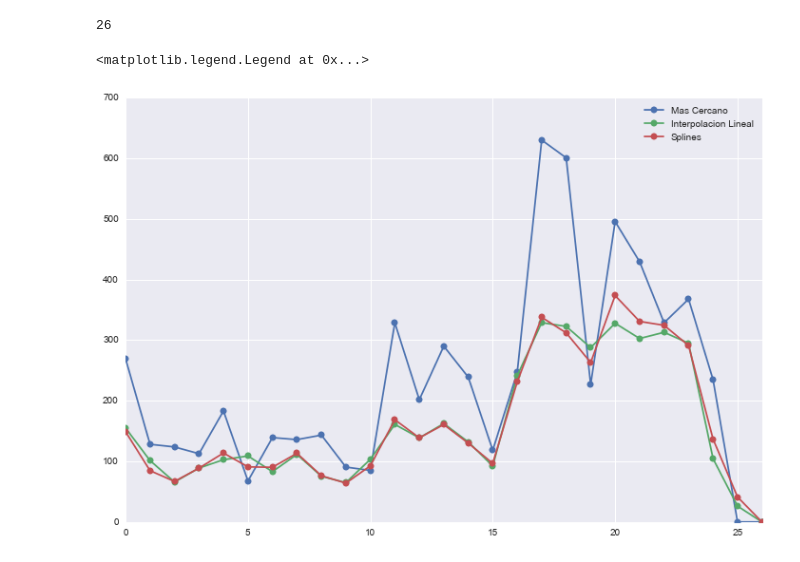
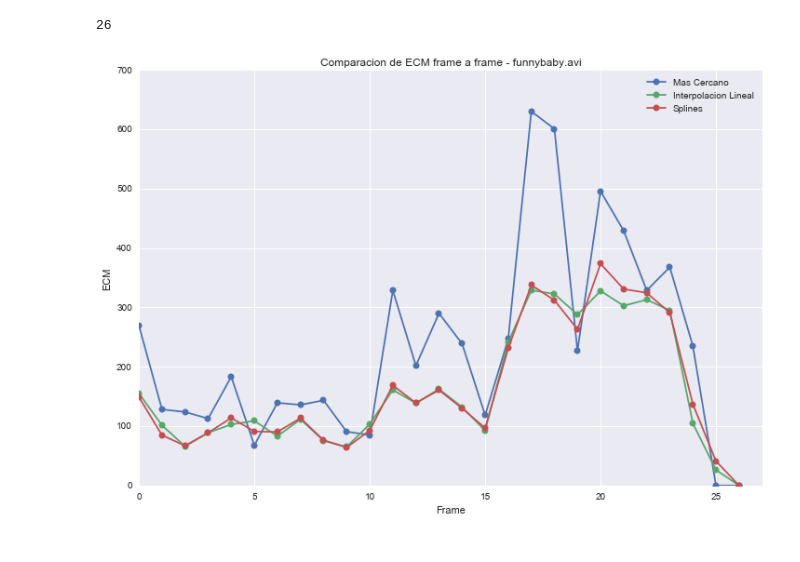
Before and after one commit to Fixman/metnum-TP3, a Jupyter notebook: src/resultados/Analisis_Cualquiera.ipynb, the cells around one changed output. Drawn from its saved outputs; the diff is of its cells as text; code cells hidden in the pictures.

```diff
--- a/src/resultados/Analisis_Cualquiera.ipynb
+++ b/src/resultados/Analisis_Cualquiera.ipynb
@@ -222,0 +240,14 @@ q['camerachanges'].plot()
+# %%
+f = q['camerachanges']
+
+for t in f:
+    pyplot.plot(f[t], '-o', label = t)
+
+pyplot.xlim([f.index.min(), f.index.max()])
+
+pyplot.xlabel('Frame')
+pyplot.ylabel('ECM')
+
+pyplot.title('Comparacion de ECM frame a frame - camerachanges.avi')
+pyplot.legend()
+pyplot.savefig('ecm_frame_camerachanges.png', bbox_inches='tight')
@@ -227,12 +260,16 @@ f.index.max()
 # %%
 f = q['funnybaby']
 
 for t in f:
     pyplot.plot(f[t], '-o', label = t)
 
-pyplot.xlim([f.index.min(), f.index.max()])
+pyplot.xlim([f.index.min(), f.index.max() + 1])
 
+pyplot.xlabel('Frame')
+pyplot.ylabel('ECM')
+
+pyplot.title('Comparacion de ECM frame a frame - funnybaby.avi')
 pyplot.legend()
+pyplot.savefig('ecm_frame_funnybaby.png', bbox_inches='tight')
 # %% [output]
-<matplotlib.legend.Legend at 0x...>
-[figure, old version]
+[figure, new version]
```
Also changed, not shown: parts of 6 cells of this notebook, 6 other files.
